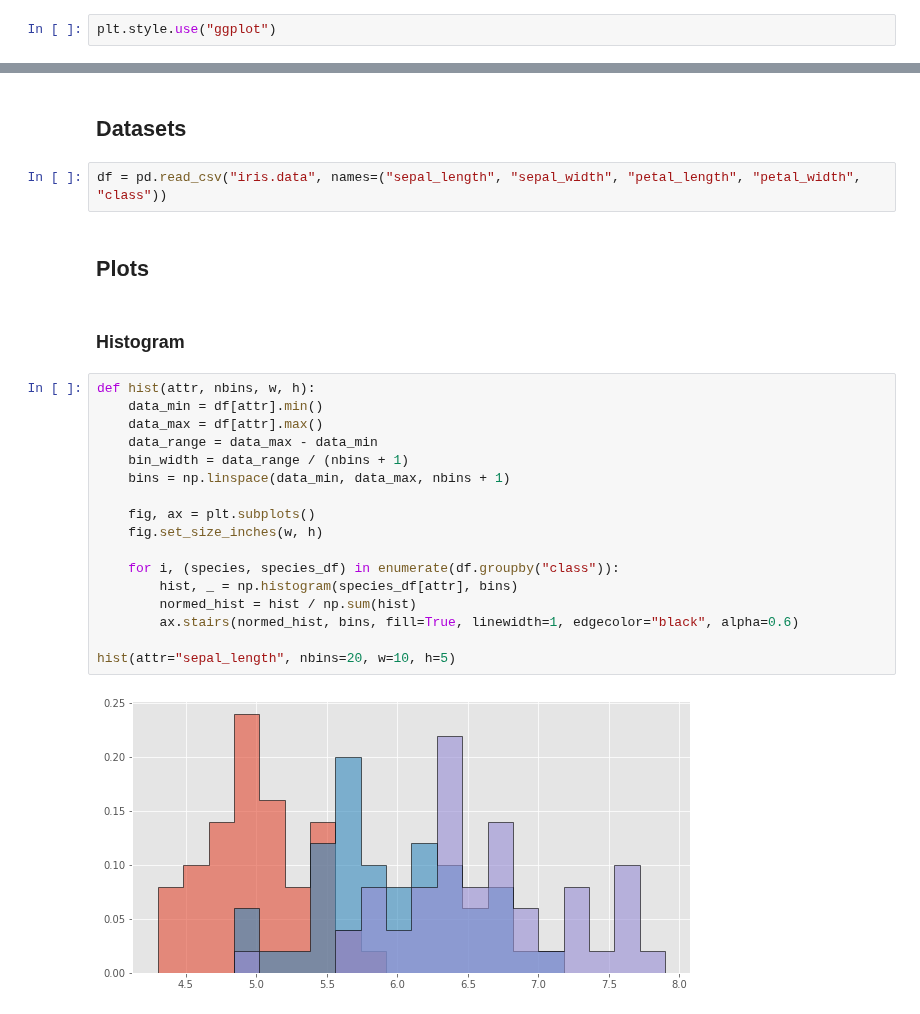
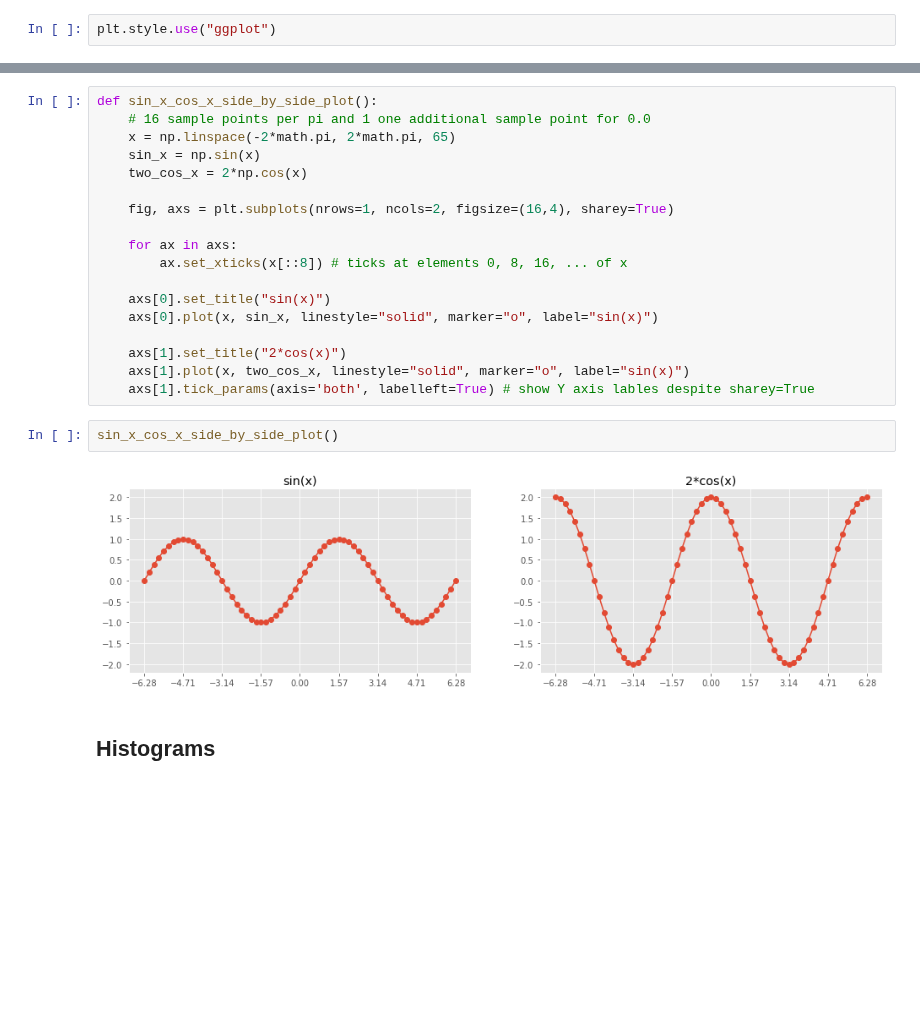
Before and after one commit to jaroslawr/jupyter-notebooks, a Jupyter notebook: lib_matplotlib/lib_matplotlib.ipynb, the cells around one changed output, grey strips where cells are left out. Drawn from its saved outputs; the diff is of its cells as text; blank space fills up the shorter version.

```diff
--- a/lib_matplotlib/lib_matplotlib.ipynb
+++ b/lib_matplotlib/lib_matplotlib.ipynb
@@ -22,27 +48,24 @@ plt.style.use("ggplot")
+# %%
+def sin_x_cos_x_side_by_side_plot():
+    # 16 sample points per pi and 1 one additional sample point for 0.0
+    x = np.linspace(-2*math.pi, 2*math.pi, 65)
+    sin_x = np.sin(x)
+    two_cos_x = 2*np.cos(x)
+
+    fig, axs = plt.subplots(nrows=1, ncols=2, figsize=(16,4), sharey=True)
+
+    for ax in axs:
+        ax.set_xticks(x[::8]) # ticks at elements 0, 8, 16, ... of x
+
+    axs[0].set_title("sin(x)")
+    axs[0].plot(x, sin_x, linestyle="solid", marker="o", label="sin(x)")
+
+    axs[1].set_title("2*cos(x)")
+    axs[1].plot(x, two_cos_x, linestyle="solid", marker="o", label="sin(x)")
+    axs[1].tick_params(axis='both', labelleft=True) # show Y axis lables despite sharey=True
+# %%
+sin_x_cos_x_side_by_side_plot()
+# %% [output]
+[figure, added]
 # %% [markdown]
-## Datasets
+## Histograms
-# %%
-df = pd.read_csv("iris.data", names=("sepal_length", "sepal_width", "petal_length", "petal_width", "class"))
-# %% [markdown]
-## Plots
-# %% [markdown]
-### Histogram
-# %%
-def hist(attr, nbins, w, h):
-    data_min = df[attr].min()
-    data_max = df[attr].max()
-    data_range = data_max - data_min
-    bin_width = data_range / (nbins + 1)
-    bins = np.linspace(data_min, data_max, nbins + 1)
-
-    fig, ax = plt.subplots()
-    fig.set_size_inches(w, h)
-
-    for i, (species, species_df) in enumerate(df.groupby("class")):
-        hist, _ = np.histogram(species_df[attr], bins)
-        normed_hist = hist / np.sum(hist)
-        ax.stairs(normed_hist, bins, fill=True, linewidth=1, edgecolor="black", alpha=0.6)
-
-hist(attr="sepal_length", nbins=20, w=10, h=5)
-# %% [output]
-[figure, removed]
```
Also changed, not shown: parts of 26 cells of this notebook, 2 other files.
